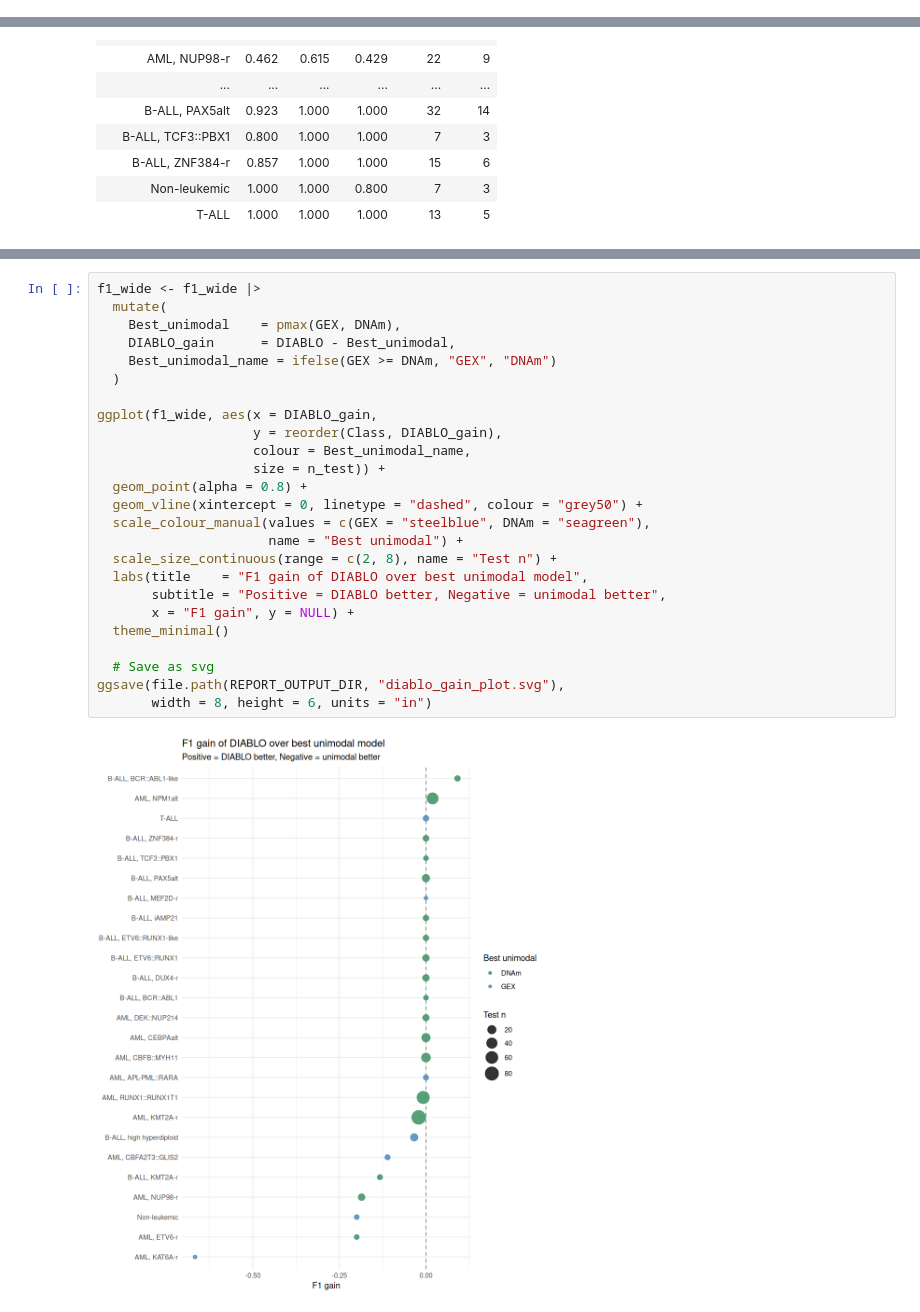
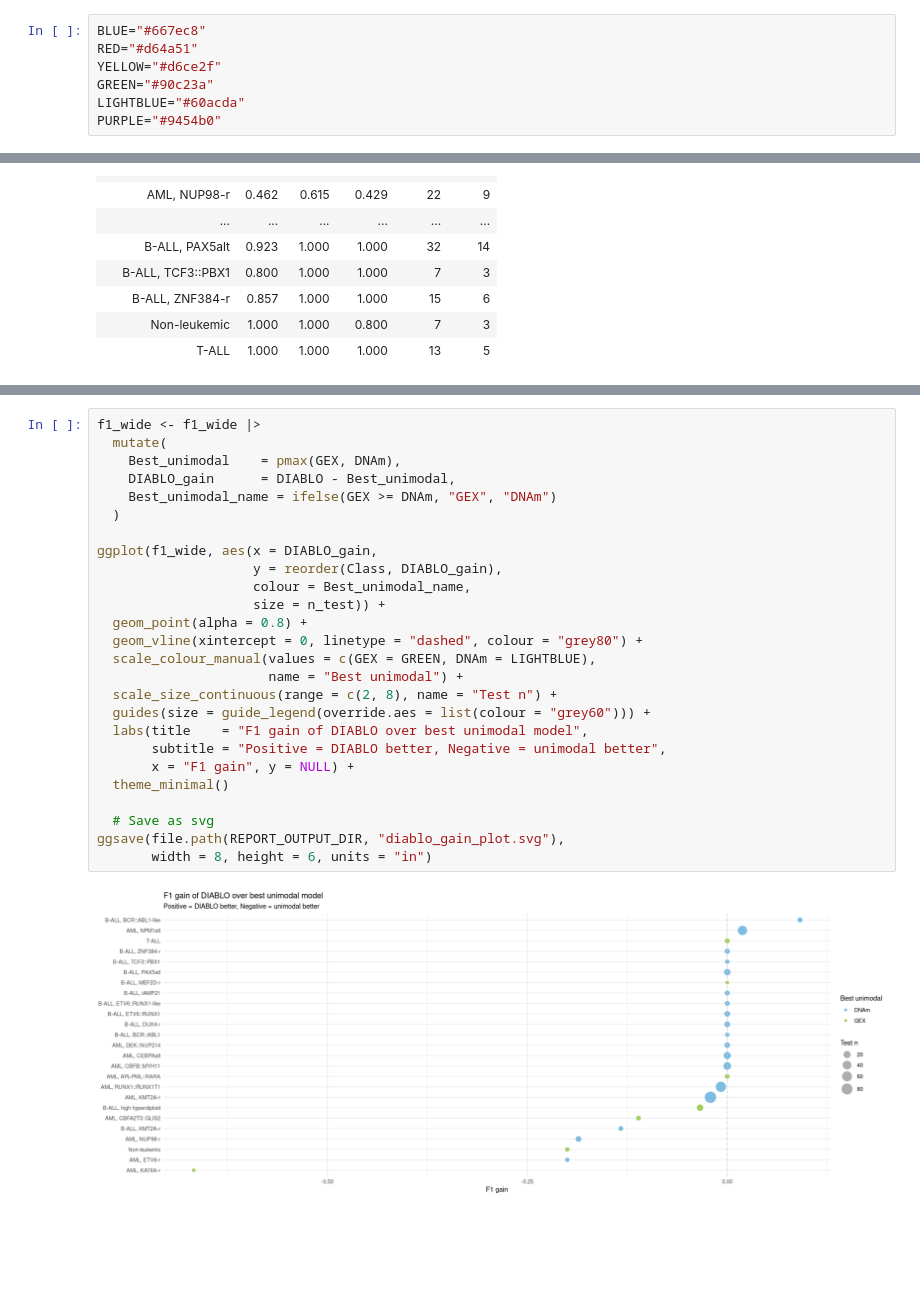
Before and after one commit to Molmed/pallas, a Jupyter notebook: R/mixomics_evaluate_model.ipynb, the cells around one changed output, grey strips where cells are left out. Saved outputs shown, nothing was run; the diff lists cells and outputs as text; blank space fills up the shorter version.

```diff
--- a/R/mixomics_evaluate_model.ipynb
+++ b/R/mixomics_evaluate_model.ipynb
@@ -32,6 +32,13 @@ DIABLO_MODEL_FILE <- file.path(MIXOMICS_DIR, "diablo_model.rds")
 if (!dir.exists(PREDICTIONS_OUTPUT_DIR)) {
     dir.create(PREDICTIONS_OUTPUT_DIR, recursive = TRUE)
 }
+# %%
+BLUE="#667ec8"
+RED="#d64a51"
+YELLOW="#d6ce2f"
+GREEN="#90c23a"
+LIGHTBLUE="#60acda"
+PURPLE="#9454b0"
 # %%
 # Reload in a fresh session with
 gex_model    <- readRDS(GEX_MODEL_FILE)
@@ -304,29 +311,30 @@ ggsave(file.path(REPORT_OUTPUT_DIR, "per_class_f1_plot.svg"),
 # %%
 f1_wide <- f1_wide |>
   mutate(
     Best_unimodal    = pmax(GEX, DNAm),
     DIABLO_gain      = DIABLO - Best_unimodal,
     Best_unimodal_name = ifelse(GEX >= DNAm, "GEX", "DNAm")
   )
 
 ggplot(f1_wide, aes(x = DIABLO_gain,
                     y = reorder(Class, DIABLO_gain),
                     colour = Best_unimodal_name,
                     size = n_test)) +
   geom_point(alpha = 0.8) +
-  geom_vline(xintercept = 0, linetype = "dashed", colour = "grey50") +
-  scale_colour_manual(values = c(GEX = "steelblue", DNAm = "seagreen"),
+  geom_vline(xintercept = 0, linetype = "dashed", colour = "grey80") +
+  scale_colour_manual(values = c(GEX = GREEN, DNAm = LIGHTBLUE),
                       name = "Best unimodal") +
   scale_size_continuous(range = c(2, 8), name = "Test n") +
+  guides(size = guide_legend(override.aes = list(colour = "grey60"))) +
   labs(title    = "F1 gain of DIABLO over best unimodal model",
        subtitle = "Positive = DIABLO better, Negative = unimodal better",
        x = "F1 gain", y = NULL) +
   theme_minimal()
 
   # Save as svg
 ggsave(file.path(REPORT_OUTPUT_DIR, "diablo_gain_plot.svg"),
        width = 8, height = 6, units = "in")
 # %% [output]
-[figure, old version]
+[figure, new version]
 # %%
 ggplot(f1_wide, aes(x = GEX, y = DNAm, size = n_test, label = Class)) +
```
Also changed, not shown: parts of 11 cells of this notebook, 10 other files.
